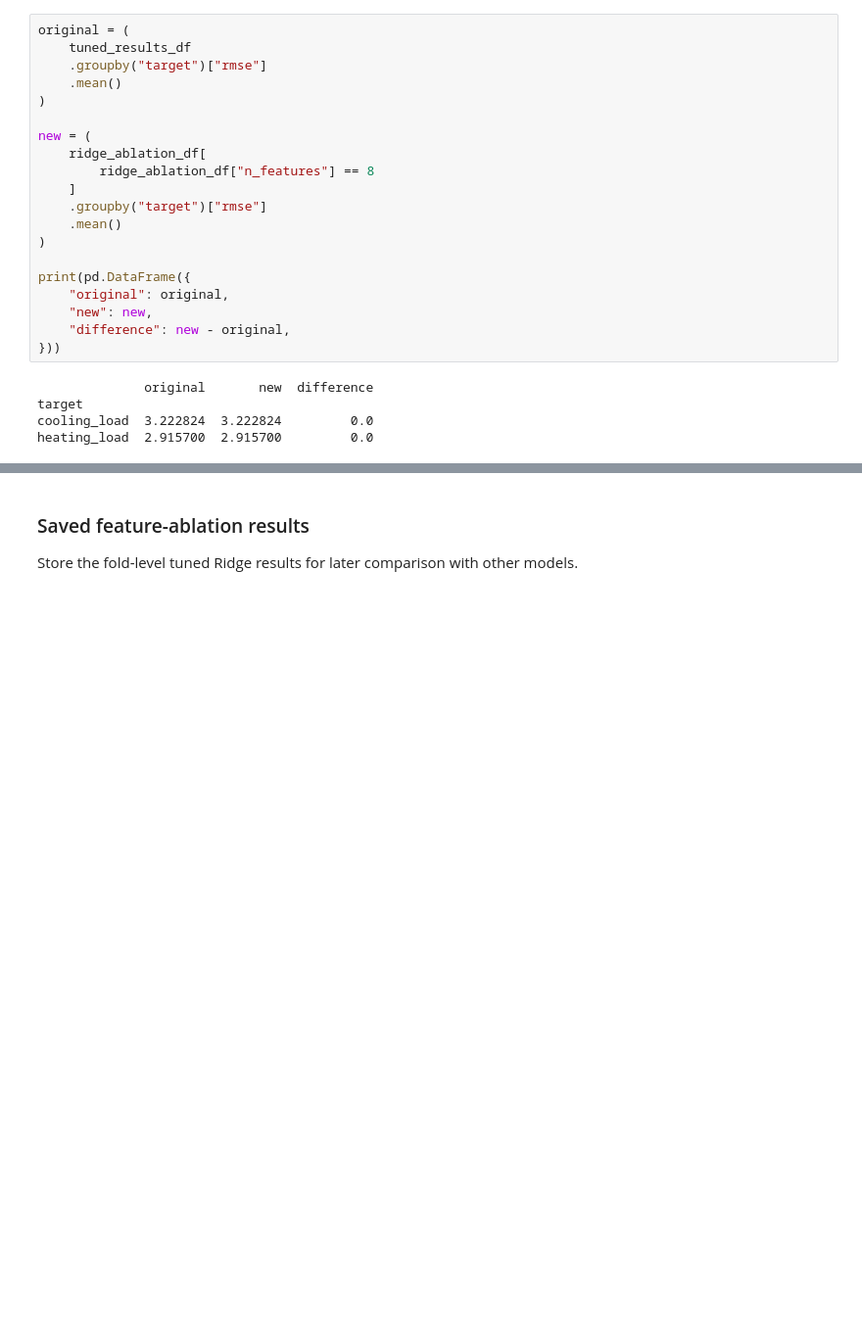
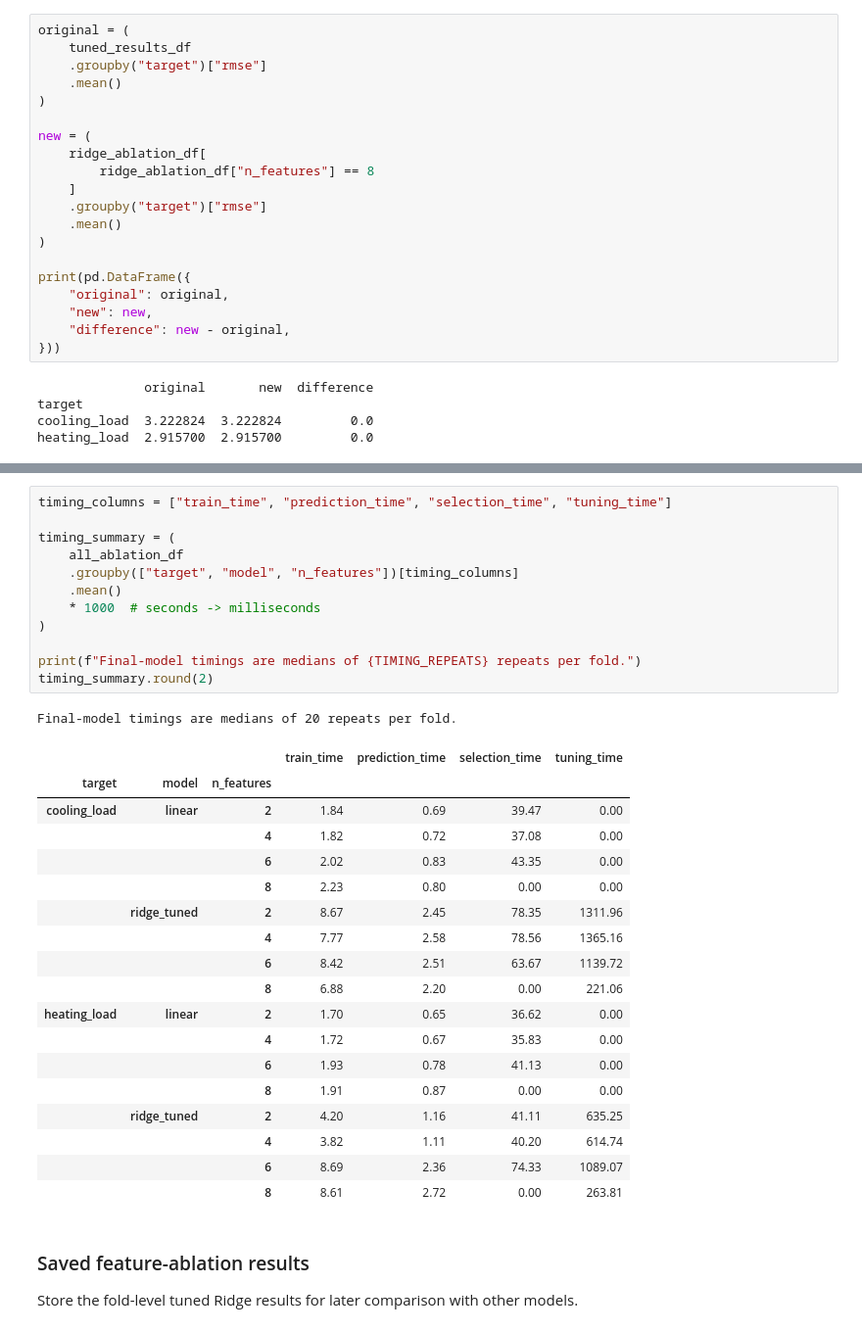
Before and after one commit to jacob-baker25/eleg405-energy-load-prediction, a Jupyter notebook: notebooks/02_linear_ridge_jacob.ipynb, the cells around one changed output, grey strips where cells are left out. Shown at 98% size. Saved outputs shown, nothing was run; the diff lists cells and outputs as text; blank space fills up the shorter version.

```diff
--- a/notebooks/02_linear_ridge_jacob.ipynb
+++ b/notebooks/02_linear_ridge_jacob.ipynb
@@ -999,3 +1058,35 @@ heating_load  2.915700  2.915700         0.0
+# %%
+timing_columns = ["train_time", "prediction_time", "selection_time", "tuning_time"]
+
+timing_summary = (
+    all_ablation_df
+    .groupby(["target", "model", "n_features"])[timing_columns]
+    .mean()
+    * 1000  # seconds -> milliseconds
+)
+
+print(f"Final-model timings are medians of {TIMING_REPEATS} repeats per fold.")
+timing_summary.round(2)
+# %% [output]
+Final-model timings are medians of 20 repeats per fold.
+|  |  |  | train_time | prediction_time | selection_time | tuning_time |
+| target | model | n_features |  |  |  |  |
+| cooling_load | linear | 2 | 1.84 | 0.69 | 39.47 | 0.00 |
+|  |  | 4 | 1.82 | 0.72 | 37.08 | 0.00 |
+|  |  | 6 | 2.02 | 0.83 | 43.35 | 0.00 |
+|  |  | 8 | 2.23 | 0.80 | 0.00 | 0.00 |
+|  | ridge_tuned | 2 | 8.67 | 2.45 | 78.35 | 1311.96 |
+|  |  | 4 | 7.77 | 2.58 | 78.56 | 1365.16 |
+|  |  | 6 | 8.42 | 2.51 | 63.67 | 1139.72 |
+|  |  | 8 | 6.88 | 2.20 | 0.00 | 221.06 |
+| heating_load | linear | 2 | 1.70 | 0.65 | 36.62 | 0.00 |
+|  |  | 4 | 1.72 | 0.67 | 35.83 | 0.00 |
+|  |  | 6 | 1.93 | 0.78 | 41.13 | 0.00 |
+|  |  | 8 | 1.91 | 0.87 | 0.00 | 0.00 |
+|  | ridge_tuned | 2 | 4.20 | 1.16 | 41.11 | 635.25 |
+|  |  | 4 | 3.82 | 1.11 | 40.20 | 614.74 |
+|  |  | 6 | 8.69 | 2.36 | 74.33 | 1089.07 |
+|  |  | 8 | 8.61 | 2.72 | 0.00 | 263.81 |
 # %% [markdown]
 ### Saved feature-ablation results
 
```
Also changed, not shown: parts of 19 cells of this notebook, 12 other files.
